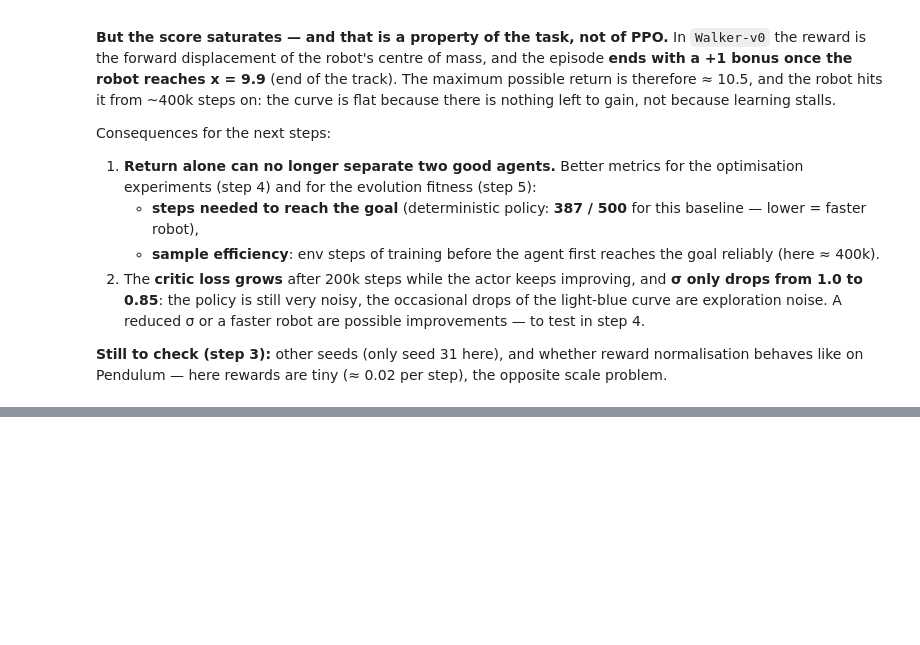
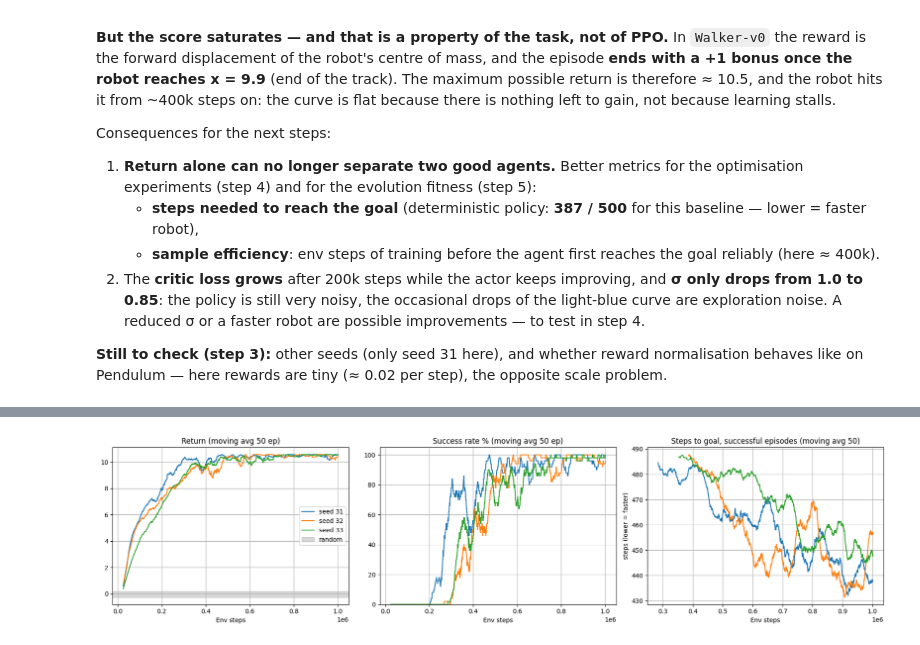
Before and after one commit to enzontl/evogym-coevolution, a Jupyter notebook: notebooks/02_walker_baseline.ipynb, the cells around one changed output, grey strips where cells are left out. Saved outputs shown, nothing was run; the diff lists cells and outputs as text; code cells hidden in the pictures; blank space fills up the shorter version.

Commit message:
Step 3: baseline on 3 seeds, episode length logging, speed metrics and diagnosis

```diff
--- a/notebooks/02_walker_baseline.ipynb
+++ b/notebooks/02_walker_baseline.ipynb
@@ -137,0 +213,16 @@ Consequences for the next steps:
+# %%
+fig, axes = plt.subplots(1, 3, figsize=(18, 4.5))
+for s, color in zip(SEEDS, ["tab:blue", "tab:orange", "tab:green"]):
+    ep, lg = runs[s]
+    axes[0].plot(ep["end_step"], ep["episode_return"].rolling(50).mean(), color=color, label=f"seed {s}")
+    axes[1].plot(ep["end_step"], 100 * ep["success"].rolling(50).mean(), color=color)
+    succ = ep[ep["success"]]
+    axes[2].plot(succ["end_step"], succ["length"].rolling(50).mean(), color=color)
+axes[0].axhspan(random_mean - random_std, random_mean + random_std, color="gray", alpha=0.3, label="random")
+axes[0].set(title="Return (moving avg 50 ep)", xlabel="Env steps"); axes[0].legend()
+axes[1].set(title="Success rate % (moving avg 50 ep)", xlabel="Env steps", ylim=(0, 105))
+axes[2].set(title="Steps to goal, successful episodes (moving avg 50)", xlabel="Env steps", ylabel="steps (lower = faster)")
+for ax in axes: ax.grid(True)
+plt.tight_layout(); plt.savefig("../figures/03_walker_baseline_3seeds.png", dpi=120); plt.show()
+# %% [output]
+[figure, added]
```
Also changed, not shown: parts of 6 cells of this notebook, 3 other files.
